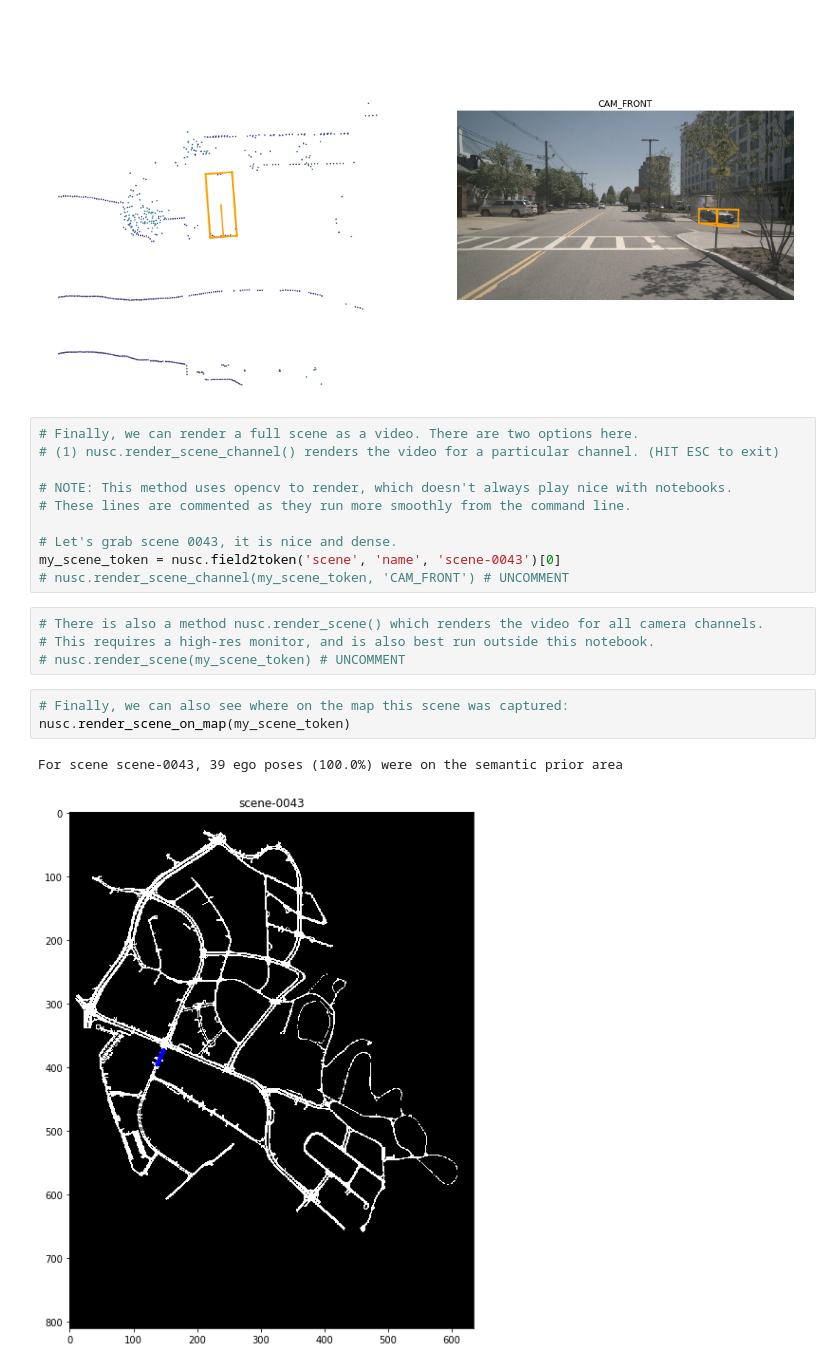
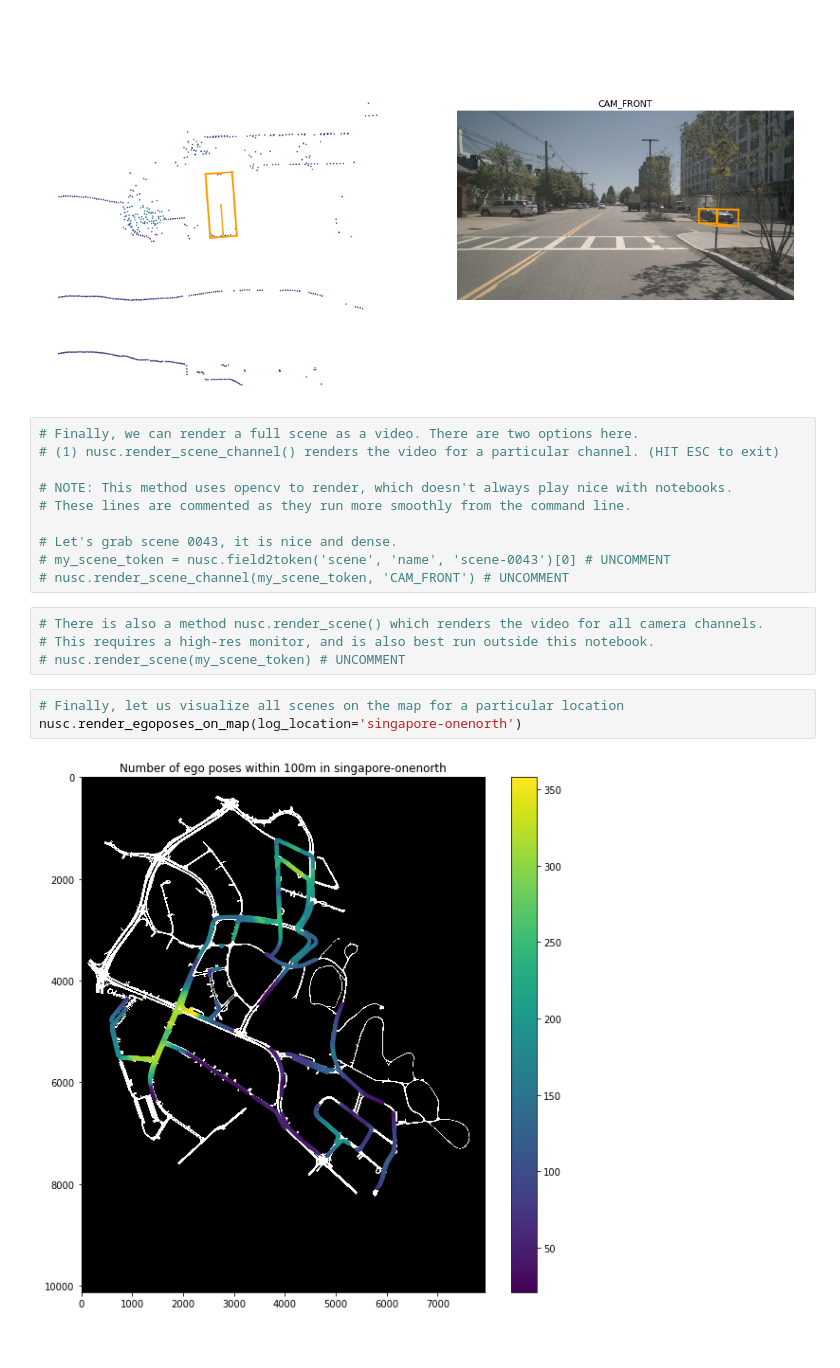
Before and after one commit to nutonomy/nuscenes-devkit, a Jupyter notebook: python-sdk/tutorial.ipynb, the cells around one changed output. Cells and saved outputs as stored; diff of their text form.

Commit message:
Updated BoxVisibility and box_in_image to always filter if corners are in front of the camera, Replaced render_scene_on_map with more general render_egoposes_on_map, Added requirement for sklearn

```diff
--- a/python-sdk/tutorial.ipynb
+++ b/python-sdk/tutorial.ipynb
@@ -307,15 +307,14 @@ nusc.render_annotation(my_sample['anns'][0])
 # These lines are commented as they run more smoothly from the command line.
 
 # Let's grab scene 0043, it is nice and dense.
-my_scene_token = nusc.field2token('scene', 'name', 'scene-0043')[0]
+# my_scene_token = nusc.field2token('scene', 'name', 'scene-0043')[0] # UNCOMMENT
 # nusc.render_scene_channel(my_scene_token, 'CAM_FRONT') # UNCOMMENT
 # %%
 # There is also a method nusc.render_scene() which renders the video for all camera channels.
 # This requires a high-res monitor, and is also best run outside this notebook.
 # nusc.render_scene(my_scene_token) # UNCOMMENT
-# %%
-# Finally, we can also see where on the map this scene was captured:
-nusc.render_scene_on_map(my_scene_token)
-# %% [output]
-For scene scene-0043, 39 ego poses (100.0%) were on the semantic prior area
-[figure, removed]
+# %%
+# Finally, let us visualize all scenes on the map for a particular location
+nusc.render_egoposes_on_map(log_location='singapore-onenorth')
+# %% [output]
+[figure, added]
```
Also changed, not shown: parts of 1 cell of this notebook, 5 other files.
